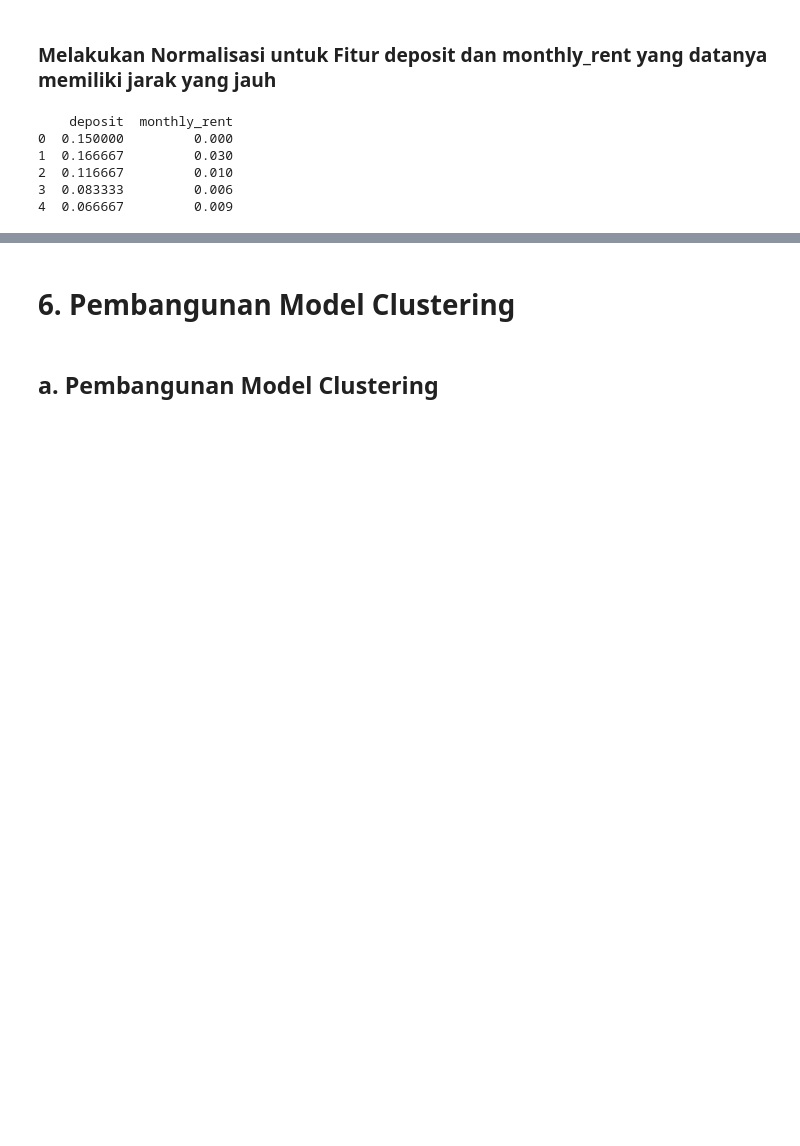
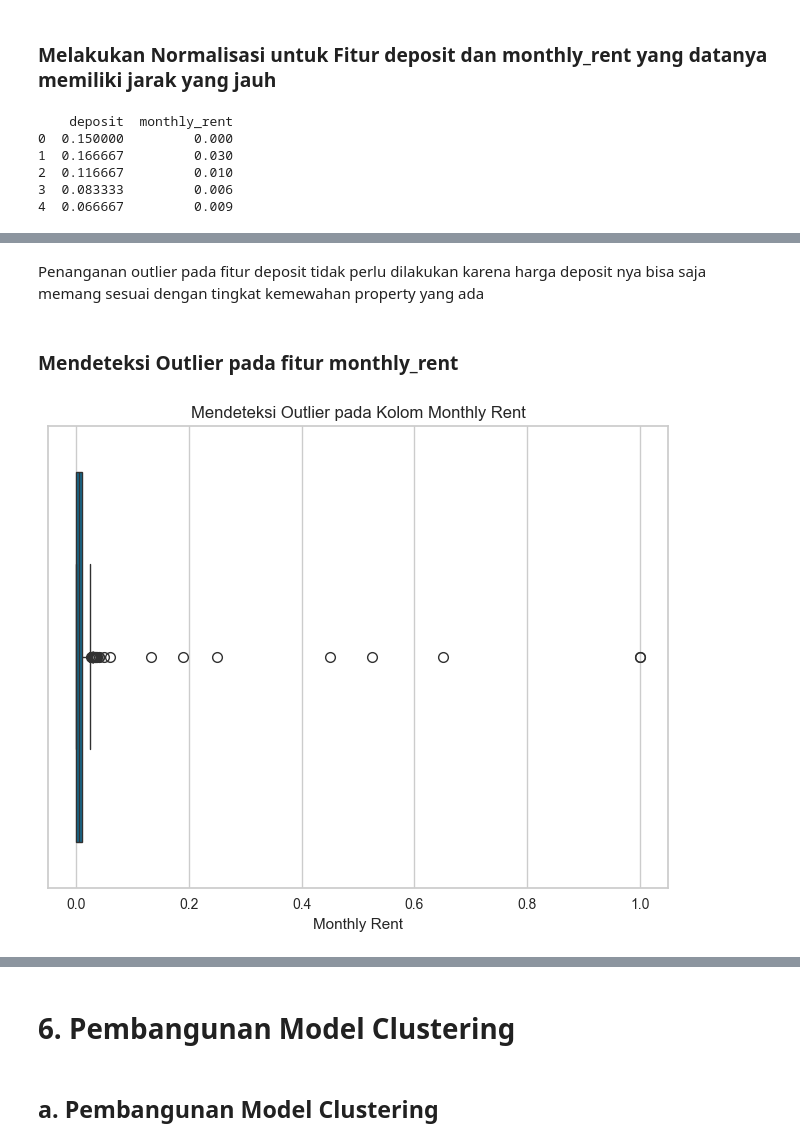
Before and after one commit to NumiKun/Submission_BMLP_DBS, a Jupyter notebook: [Clustering]_Submission_Akhir_BMLP_Rizki Surya Nugroho.ipynb, the cells around one changed output, grey strips where cells are left out. Saved outputs shown, nothing was run; the diff lists cells and outputs as text; code cells hidden in the pictures; blank space fills up the shorter version.

```diff
--- a/[Clustering]_Submission_Akhir_BMLP_Rizki Surya Nugroho.ipynb
+++ b/[Clustering]_Submission_Akhir_BMLP_Rizki Surya Nugroho.ipynb
@@ -337,0 +350,12 @@ print(dataku[['deposit', 'monthly_rent']].head())
+# %% [markdown]
+Penanganan outlier pada fitur deposit tidak perlu dilakukan karena harga deposit nya bisa saja memang sesuai dengan tingkat kemewahan property yang ada
+# %% [markdown]
+### Mendeteksi Outlier pada fitur **monthly_rent**
+# %%
+plt.figure(figsize=(8, 6))
+sns.boxplot(x=dataku['monthly_rent'])
+plt.title('Mendeteksi Outlier pada Kolom Monthly Rent')
+plt.xlabel('Monthly Rent')
+plt.show()
+# %% [output]
+[figure, added]
```
Also changed, not shown: parts of 12 cells of this notebook.
